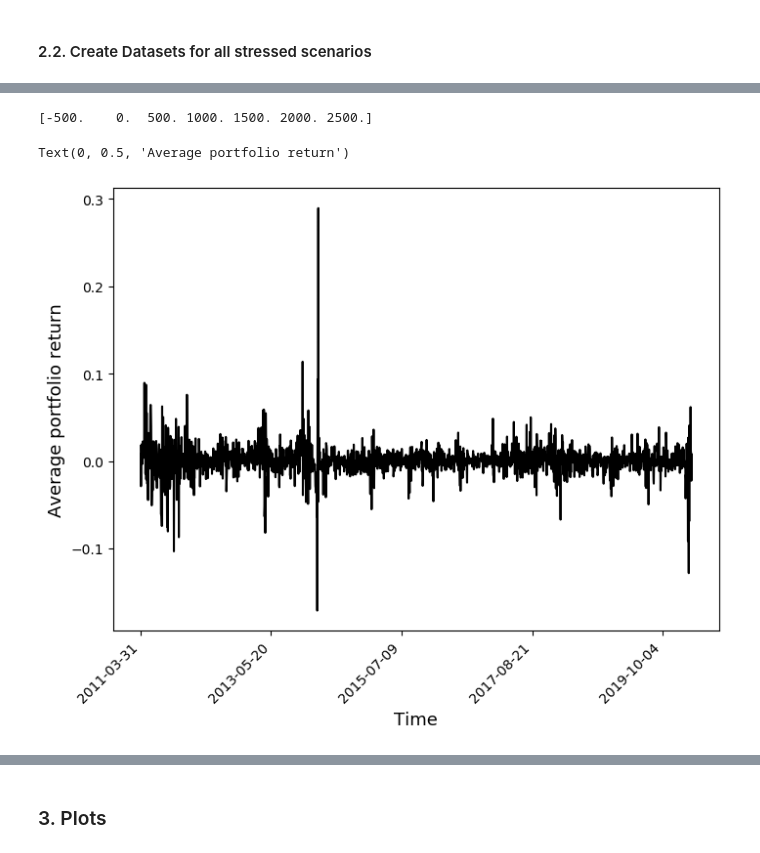
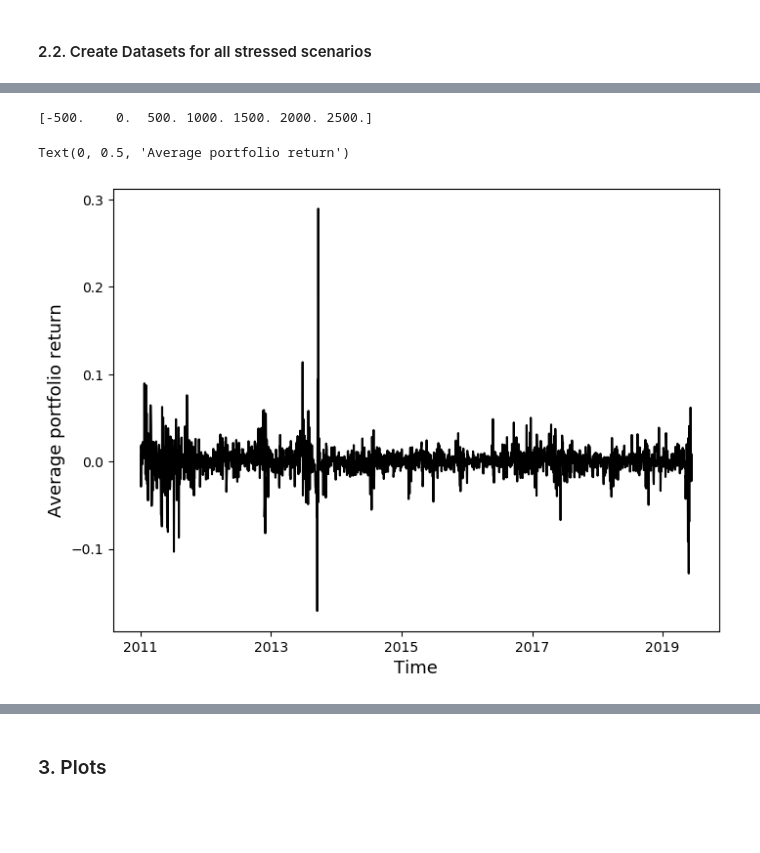
Before and after one commit to AnnaMariaAngelova/QRM2020, a Jupyter notebook: QRM_v02.ipynb, the cells around one changed output, grey strips where cells are left out. Saved outputs shown, nothing was run; the diff lists cells and outputs as text; code cells hidden in the pictures; blank space fills up the shorter version.

```diff
--- a/QRM_v02.ipynb
+++ b/QRM_v02.ipynb
@@ -996,7 +997,7 @@ number = [0,500,1000,1500,2000]
 dates = []
 for i in number:
     print(data.Date[i])
-    dates.append(data.Date[i])
+    dates.append(data.Date[i][:4])
 # %% [output]
 2011-03-31
 2013-05-20
@@ -1012,15 +1011,15 @@ print(dates)
 # %%
 plt.figure(figsize=(8, 6), dpi=100)
 
 plt.plot(data["portfolio_return"], "k")
 locs, labels = plt.xticks()
 print(locs)
 x_ticks = []
 new_xticks = [dates[i] for d in locs for i in range(5)]
-plt.xticks(locs[1:-1], new_xticks, rotation=45, horizontalalignment="right")
+plt.xticks(locs[1:-1], new_xticks)
 plt.xlabel("Time", fontsize=13)
 plt.ylabel("Average portfolio return", fontsize=13)
 # %% [output]
 [-500.    0.  500. 1000. 1500. 2000. 2500.]
 Text(0, 0.5, 'Average portfolio return')
-[figure, old version]
+[figure, new version]
```
Also changed, not shown: parts of 71 cells of this notebook.
